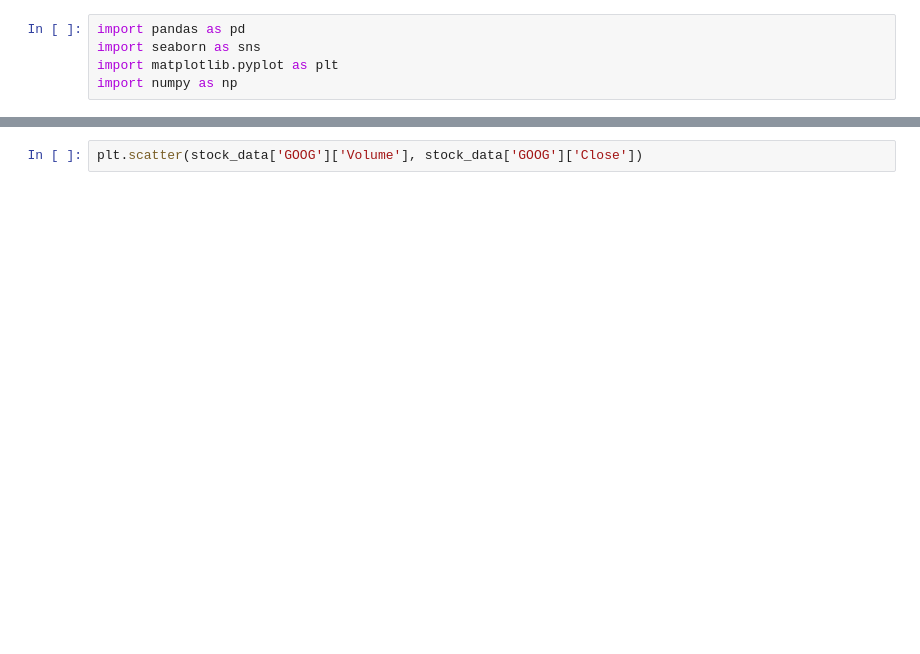
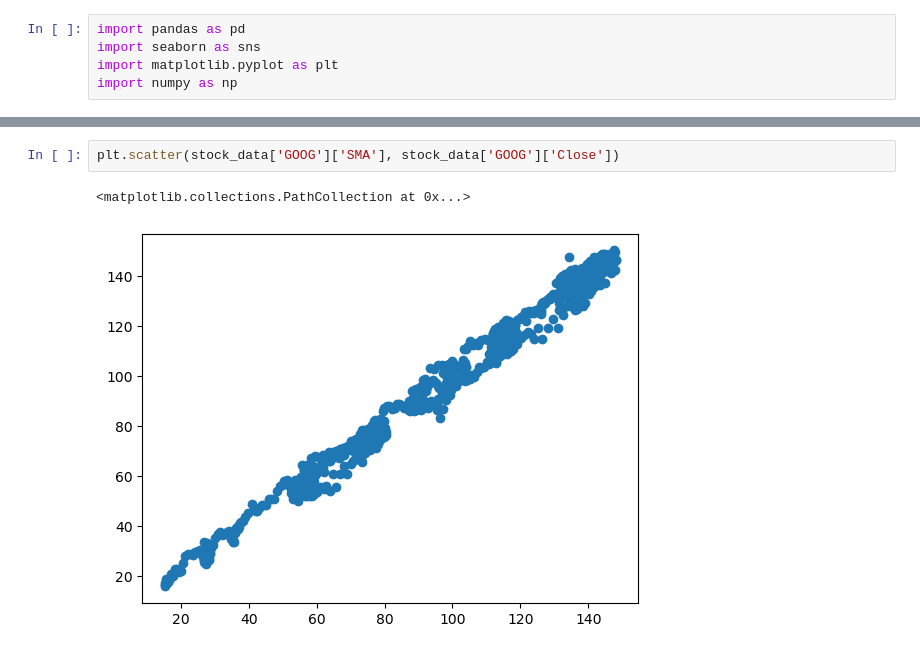
Before and after one commit to rishabhtyagi989/SIGNS_2024, a Jupyter notebook: stock_data_expl.ipynb, the cells around one changed output, grey strips where cells are left out. Saved outputs shown, nothing was run; the diff lists cells and outputs as text; blank space fills up the shorter version.

```diff
--- a/stock_data_expl.ipynb
+++ b/stock_data_expl.ipynb
@@ -216,2 +120,5 @@ ValueError: 2
 # %%
-plt.scatter(stock_data['GOOG']['Volume'], stock_data['GOOG']['Close'])
+plt.scatter(stock_data['GOOG']['SMA'], stock_data['GOOG']['Close'])
+# %% [output]
+<matplotlib.collections.PathCollection at 0x...>
+[figure, added]
```
Also changed, not shown: parts of 11 cells of this notebook, 1 other file.
